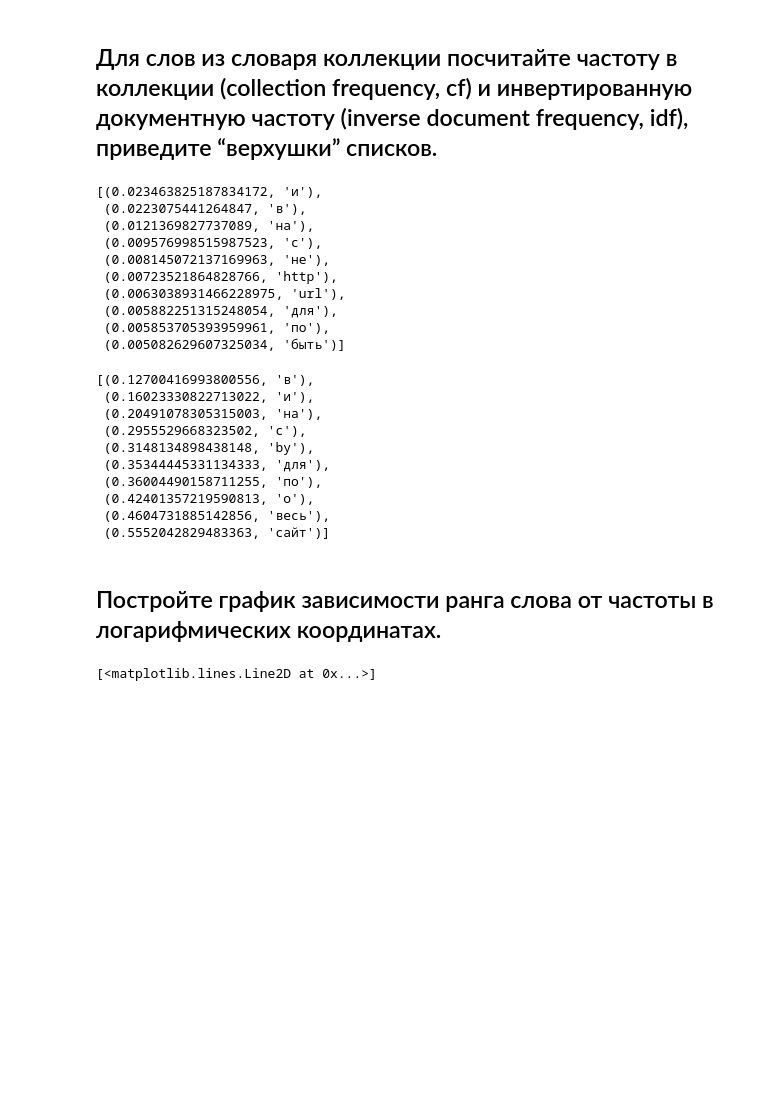
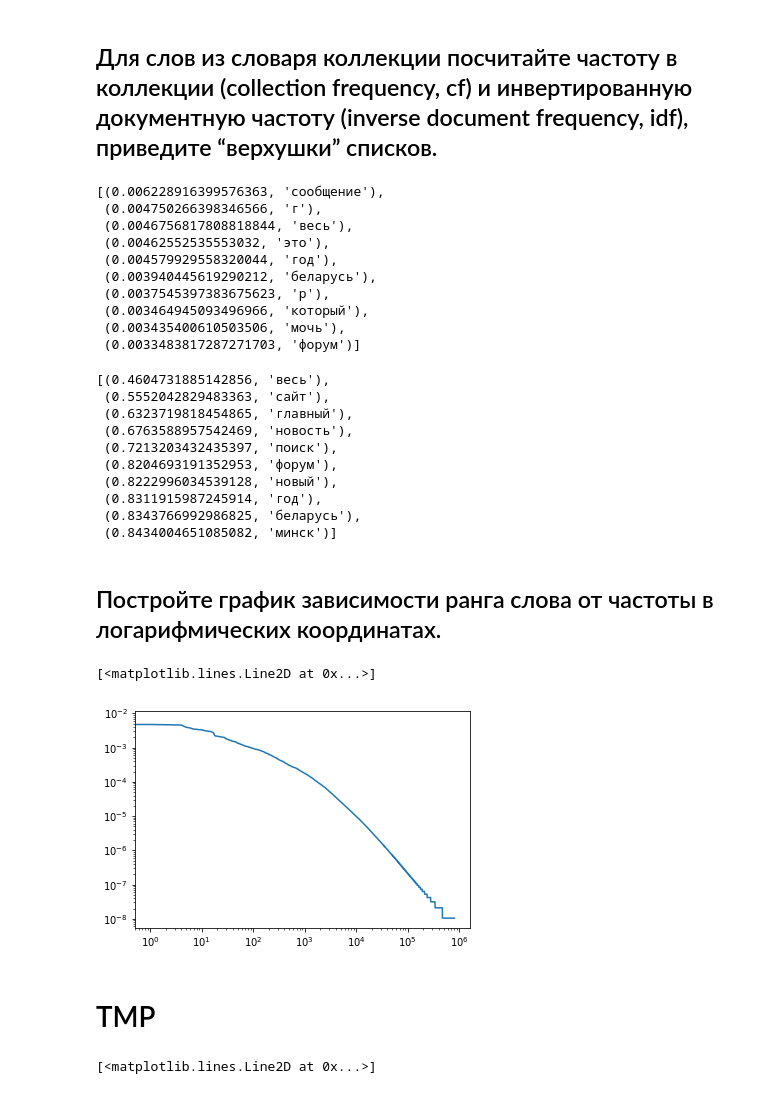
Before and after one commit to faucct/ifmo-information_retrieval, a Jupyter notebook: practice_1/morphological_analysis/01.ipynb, the cells around one changed output. Saved outputs shown, nothing was run; the diff lists cells and outputs as text; code cells hidden in the pictures; blank space fills up the shorter version.

```diff
--- a/practice_1/morphological_analysis/01.ipynb
+++ b/practice_1/morphological_analysis/01.ipynb
@@ -144,0 +147,6 @@ print(num_is_english, num_is_not_english, num_is_english / (num_is_english + num
+# %%
+def filters(dict_words):
+    first = dict(filter(lambda row: row[0] not in stop_words, dict_words.items()))
+    second = dict(filter(lambda row: not ad.is_latin(row[0]), first.items()))
+    res = second
+    return res
@@ -145,38 +156,51 @@ print(num_is_english, num_is_not_english, num_is_english / (num_is_english + num
+# %%
+dict_words_numbers_documents = filters(dict_words_numbers_documents)
+dict_words_numbers_words = filters(dict_words_numbers_words)
+# %%
+number_words_in_collection = sum(dict_words_numbers_words.values())
+number_words_in_dict = len(dict_words_numbers_words.values())
 # %% [markdown]
 ## Для слов из словаря коллекции посчитайте частоту в коллекции (collection frequency, cf) и инвертированную документную частоту (inverse document frequency, idf), приведите “верхушки” списков.
 # %%
 cf = sorted(map(lambda elem: (elem[1] / number_words_in_collection, elem[0]), dict_words_numbers_words.items()), reverse=True)
 cf[:10]
 # %% [output]
-[(0.023463825187834172, 'и'),
- (0.0223075441264847, 'в'),
- (0.0121369827737089, 'на'),
- (0.009576998515987523, 'с'),
- (0.008145072137169963, 'не'),
- (0.00723521864828766, 'http'),
- (0.0063038931466228975, 'url'),
- (0.005882251315248054, 'для'),
- (0.005853705393959961, 'по'),
- (0.005082629607325034, 'быть')]
+[(0.006228916399576363, 'сообщение'),
+ (0.004750266398346566, 'г'),
+ (0.0046756817808818844, 'весь'),
+ (0.00462552535553032, 'это'),
+ (0.004579929558320044, 'год'),
+ (0.003940445619290212, 'беларусь'),
+ (0.0037545397383675623, 'р'),
+ (0.003464945093496966, 'который'),
+ (0.003435400610503506, 'мочь'),
+ (0.0033483817287271703, 'форум')]
 # %%
 idf = sorted(map(lambda elem: (math.log(number_of_documents / elem[1]), elem[0]), dict_words_numbers_documents.items()), reverse=False)
 idf[:10]
 # %% [output]
-[(0.12700416993800556, 'в'),
- (0.16023330822713022, 'и'),
- (0.20491078305315003, 'на'),
- (0.2955529668323502, 'с'),
- (0.3148134898438148, 'by'),
- (0.35344445331134333, 'для'),
- (0.36004490158711255, 'по'),
- (0.42401357219590813, 'о'),
- (0.4604731885142856, 'весь'),
- (0.5552042829483363, 'сайт')]
+[(0.4604731885142856, 'весь'),
+ (0.5552042829483363, 'сайт'),
+ (0.6323719818454865, 'главный'),
+ (0.6763588957542469, 'новость'),
+ (0.7213203432435397, 'поиск'),
+ (0.8204693191352953, 'форум'),
+ (0.8222996034539128, 'новый'),
+ (0.8311915987245914, 'год'),
+ (0.8343766992986825, 'беларусь'),
+ (0.8434004651085082, 'минск')]
 # %%
 print(*cf, sep='\n', file=open('cf', 'w'))
 print(*idf, sep='\n', file=open('idf', 'w'))
 # %% [markdown]
 ## Постройте график зависимости ранга слова от частоты в логарифмических координатах.
+# %%
+plt.loglog(list(map(lambda elem: elem[0], cf)))
+# %% [output]
+[<matplotlib.lines.Line2D at 0x...>]
+[figure, added]
+# %% [markdown]
+# TMP
 # %%
 log_rank = list(map(lambda elem: math.log(elem[0] * number_words_in_collection), cf))
 
```
Also changed, not shown: parts of 2 cells of this notebook, 3 other files.
